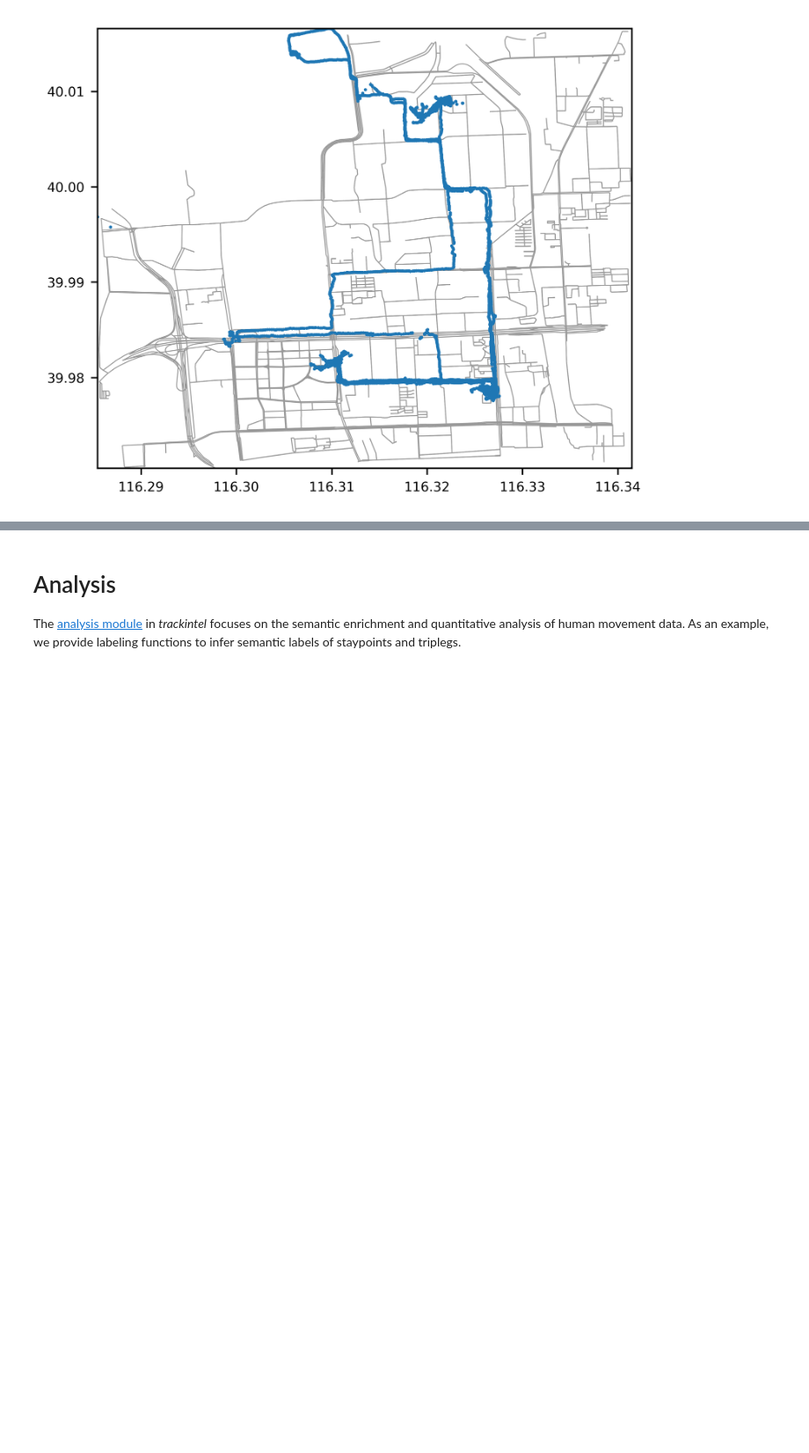
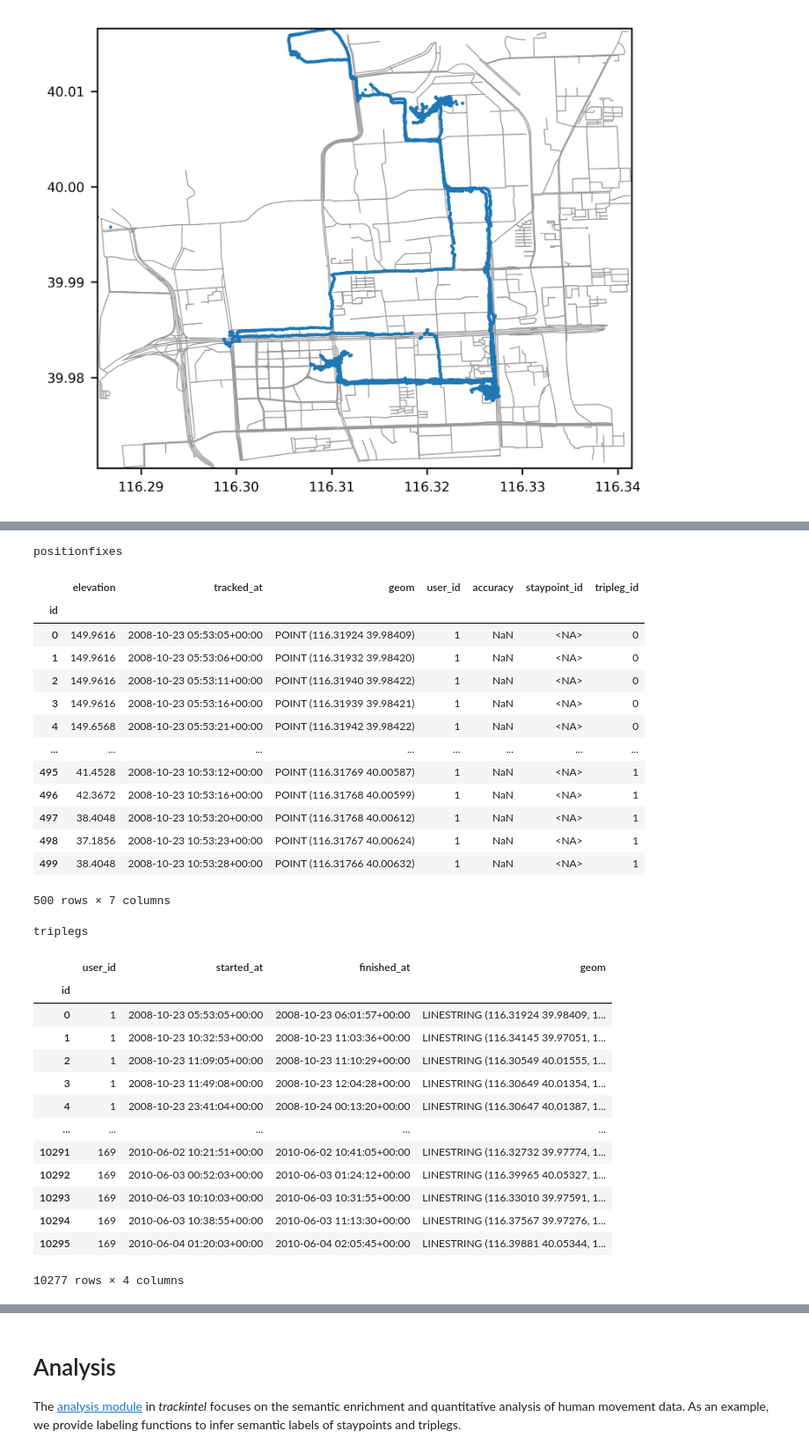
Before and after one commit to mie-lab/trackintel-tutorial, a Jupyter notebook: sigspatial23/Introduction_to_trackintel.ipynb, the cells around one changed output, grey strips where cells are left out. Shown at 88% size. Drawn from its saved outputs; the diff is of its cells as text; code cells hidden in the pictures; blank space fills up the shorter version.

```diff
--- a/sigspatial23/Introduction_to_trackintel.ipynb
+++ b/sigspatial23/Introduction_to_trackintel.ipynb
@@ -181,0 +156,36 @@ trips.head(5)
+# %%
+print("positionfixes")
+display.display(pfs[0:500])
+print("triplegs")
+display.display(tpls)
+# %% [output]
+positionfixes
+|  | elevation | tracked_at | geom | user_id | accuracy | staypoint_id | tripleg_id |
+| id |  |  |  |  |  |  |  |
+| 0 | 149.9616 | 2008-10-23 05:53:05+00:00 | POINT (116.31924 39.98409) | 1 | NaN | <NA> | 0 |
+| 1 | 149.9616 | 2008-10-23 05:53:06+00:00 | POINT (116.31932 39.98420) | 1 | NaN | <NA> | 0 |
+| 2 | 149.9616 | 2008-10-23 05:53:11+00:00 | POINT (116.31940 39.98422) | 1 | NaN | <NA> | 0 |
+| 3 | 149.9616 | 2008-10-23 05:53:16+00:00 | POINT (116.31939 39.98421) | 1 | NaN | <NA> | 0 |
+| 4 | 149.6568 | 2008-10-23 05:53:21+00:00 | POINT (116.31942 39.98422) | 1 | NaN | <NA> | 0 |
+| ... | ... | ... | ... | ... | ... | ... | ... |
+| 495 | 41.4528 | 2008-10-23 10:53:12+00:00 | POINT (116.31769 40.00587) | 1 | NaN | <NA> | 1 |
+| 496 | 42.3672 | 2008-10-23 10:53:16+00:00 | POINT (116.31768 40.00599) | 1 | NaN | <NA> | 1 |
+| 497 | 38.4048 | 2008-10-23 10:53:20+00:00 | POINT (116.31768 40.00612) | 1 | NaN | <NA> | 1 |
+| 498 | 37.1856 | 2008-10-23 10:53:23+00:00 | POINT (116.31767 40.00624) | 1 | NaN | <NA> | 1 |
+| 499 | 38.4048 | 2008-10-23 10:53:28+00:00 | POINT (116.31766 40.00632) | 1 | NaN | <NA> | 1 |
+500 rows × 7 columns
+triplegs
+|  | user_id | started_at | finished_at | geom |
+| id |  |  |  |  |
+| 0 | 1 | 2008-10-23 05:53:05+00:00 | 2008-10-23 06:01:57+00:00 | LINESTRING (116.31924 39.98409, 1... |
+| 1 | 1 | 2008-10-23 10:32:53+00:00 | 2008-10-23 11:03:36+00:00 | LINESTRING (116.34145 39.97051, 1... |
+| 2 | 1 | 2008-10-23 11:09:05+00:00 | 2008-10-23 11:10:29+00:00 | LINESTRING (116.30549 40.01555, 1... |
+| 3 | 1 | 2008-10-23 11:49:08+00:00 | 2008-10-23 12:04:28+00:00 | LINESTRING (116.30649 40.01354, 1... |
+| 4 | 1 | 2008-10-23 23:41:04+00:00 | 2008-10-24 00:13:20+00:00 | LINESTRING (116.30647 40.01387, 1... |
+| ... | ... | ... | ... | ... |
+| 10291 | 169 | 2010-06-02 10:21:51+00:00 | 2010-06-02 10:41:05+00:00 | LINESTRING (116.32732 39.97774, 1... |
+| 10292 | 169 | 2010-06-03 00:52:03+00:00 | 2010-06-03 01:24:12+00:00 | LINESTRING (116.39965 40.05327, 1... |
+| 10293 | 169 | 2010-06-03 10:10:03+00:00 | 2010-06-03 10:31:55+00:00 | LINESTRING (116.33010 39.97591, 1... |
+| 10294 | 169 | 2010-06-03 10:38:55+00:00 | 2010-06-03 11:13:30+00:00 | LINESTRING (116.37567 39.97276, 1... |
+| 10295 | 169 | 2010-06-04 01:20:03+00:00 | 2010-06-04 02:05:45+00:00 | LINESTRING (116.39881 40.05344, 1... |
+10277 rows × 4 columns
```
Also changed, not shown: parts of 53 cells of this notebook, 2 other files.
